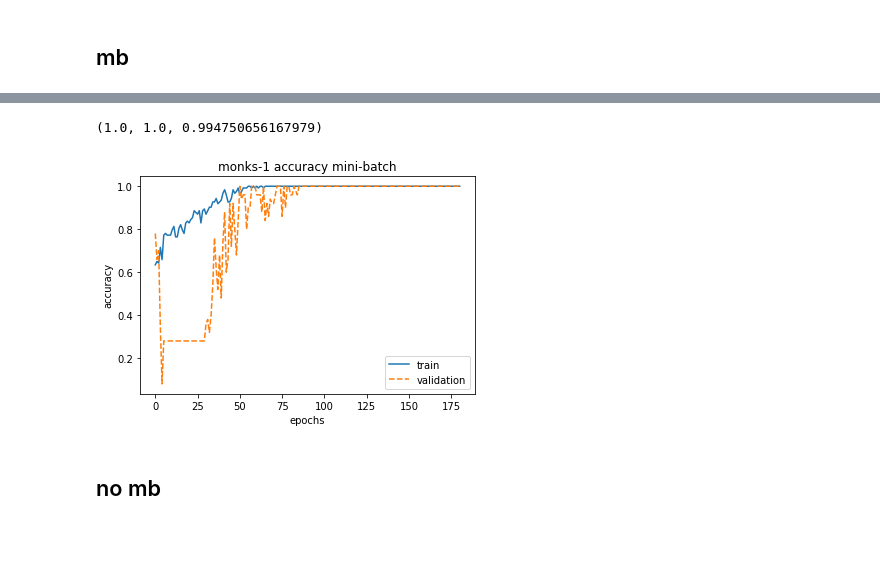
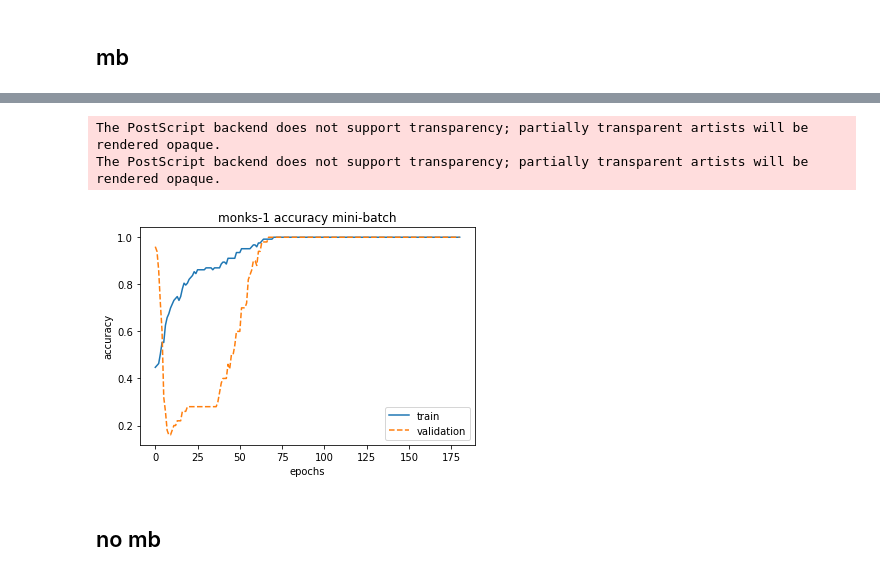
Before and after one commit to sd3ntato/ML-Project, a Jupyter notebook: MONK_17.ipynb, the cells around one changed output, grey strips where cells are left out. Saved outputs shown, nothing was run; the diff lists cells and outputs as text; code cells hidden in the pictures; blank space fills up the shorter version.

```diff
--- a/MONK_17.ipynb
+++ b/MONK_17.ipynb
@@ -20,14 +20,14 @@ def transform(tx):
 # monk 1
 # %%
 import pandas as pd
-tr_data = pd.read_csv('monks-1.train',sep=' ',index_col=8)
+tr_data = pd.read_csv('monk_tests/monks-1.train',sep=' ',index_col=8)
 tr_data = tr_data.drop(columns = tr_data.columns[0])
 tr_data = tr_data.to_numpy()
 
 ty = tr_data[:,0] ; ty = to_categorical(ty)
 tx = tr_data[:,1:] ; tx = transform(tx)
 
-te_data = pd.read_csv('monks-1.test',sep=' ',index_col=8)
+te_data = pd.read_csv('monk_tests/monks-1.test',sep=' ',index_col=8)
 te_data = te_data.drop(columns = te_data.columns[0])
 te_data = te_data.to_numpy()
 
@@ -47,9 +47,9 @@ print(tex.shape, tey.shape)
 # %% [markdown]
 ## mb
 # %%
-n = MLP(  Nodes=[17,3,2], w_range=0.3, f='relu', f_out='softmax')
+n = MLP(  Nodes=[17,3,2], f='relu', f_out='softmax')
 
-n.train(tx, ty, 1e-01,
+n.train(tx, ty, 3e-01,
   a = 7e-01,
   l = 1e-9,
   val_x = vx,
@@ -57,11 +57,6 @@ n.train(tx, ty, 1e-01,
   max_epochs = 200,
   tresh = 0.01,
   measure_interval = 30,
-  bs=30 )
-
-plt.plot(n.loss_history)
-plt.xlabel("epochs")
-plt.ylabel("cross-entropy")
-plt.title("monks-1 loss mini-batch")
+  bs=None )
 # %% [output]
 final error: 1.0
@@ -70,16 +75,19 @@ Text(0.5, 1.0, 'monks-1 loss mini-batch')
 # %%
 plt.plot(n.train_history, '-', label='train')
 plt.plot(n.valid_history, '--', label='validation')
 plt.legend()
 
 plt.xlabel("epochs")
 plt.ylabel("accuracy")
 plt.title("monks-1 accuracy mini-batch")
+plt.savefig('monk_figures/monk1_acc_minibatch.eps',format='eps')
 
 n.error(tx,ty), n.error(vx,vy), n.error(tex,tey)
+n.save('monk_nets/monk1_minibatch.net')
 # %% [output]
-(1.0, 1.0, 0.994750656167979)
+The PostScript backend does not support transparency; partially transparent artists will be rendered opaque.
+The PostScript backend does not support transparency; partially transparent artists will be rendered opaque.
-[figure, old version]
+[figure, new version]
 # %% [markdown]
  ## no mb
 # %%
```
Also changed, not shown: parts of 19 cells of this notebook, 19 other files.
